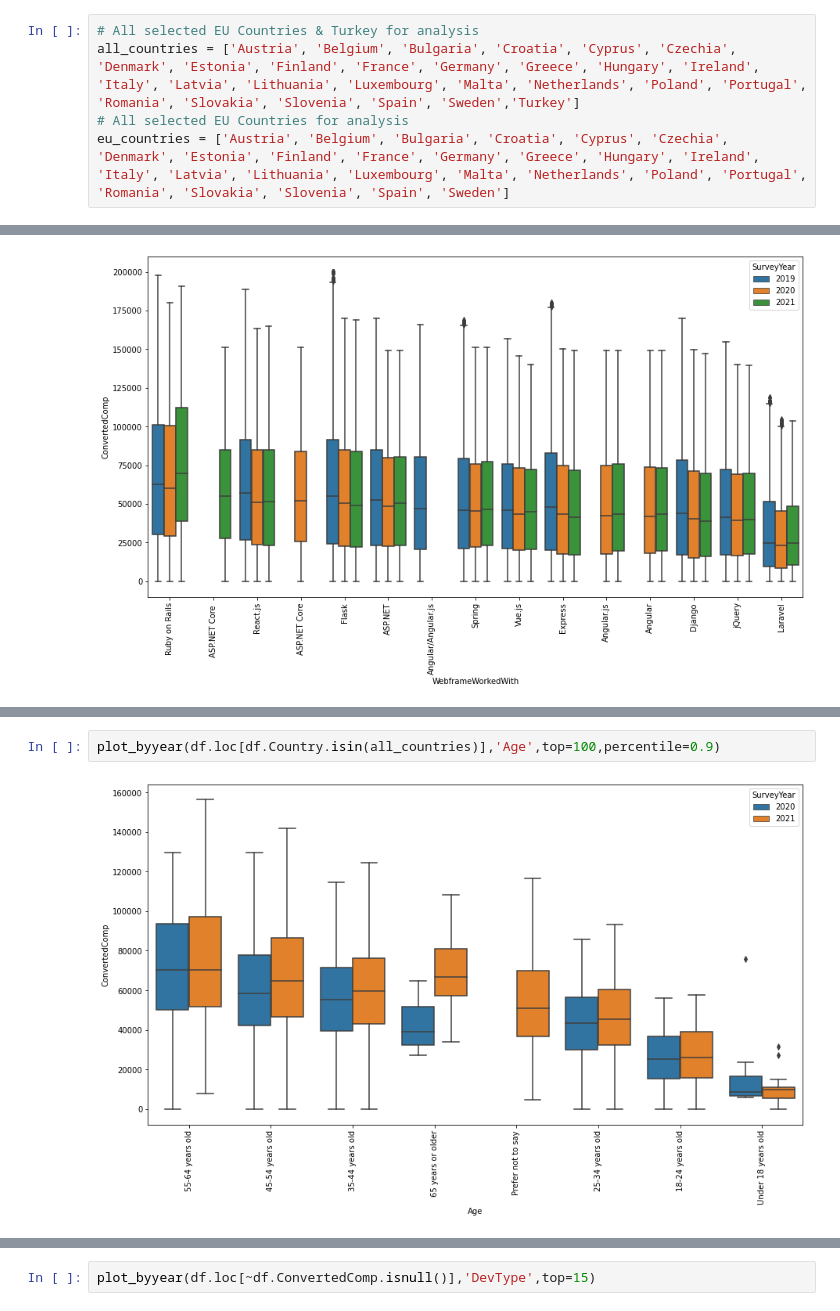
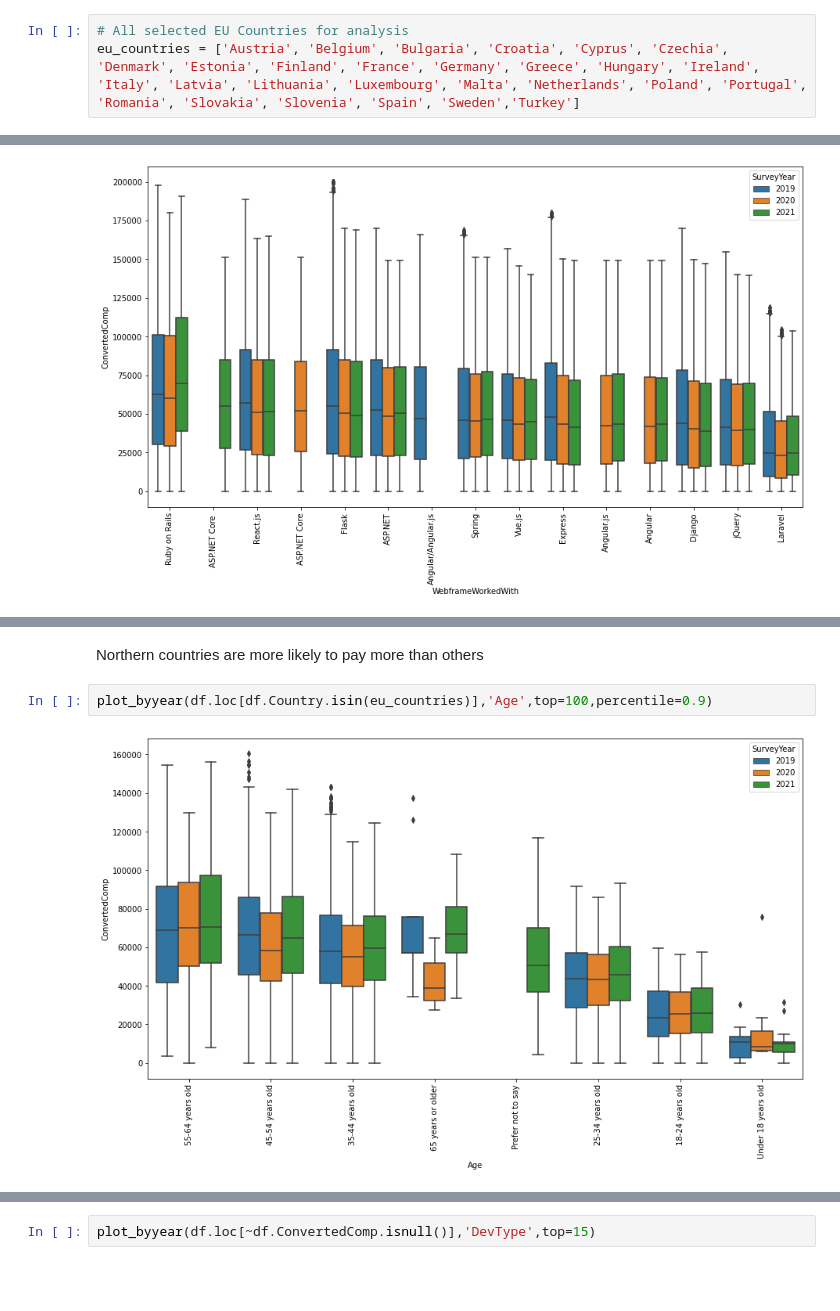
Before and after one commit to uerten/Stackoverflow-Survey-Analysis, a Jupyter notebook: stackoverflow_survey_analysis.ipynb, the cells around one changed output, grey strips where cells are left out. Cells and saved outputs as stored; diff of their text form; blank space fills up the shorter version.

```diff
--- a/stackoverflow_survey_analysis.ipynb
+++ b/stackoverflow_survey_analysis.ipynb
@@ -185,10 +218,8 @@ df.loc[df.EdLevel.isin(master),'EdLevel'] = 'Master’s degree'
 df.loc[df.EdLevel.isin(doctoral),'EdLevel'] = 'Other doctoral degree'
 df.loc[df.EdLevel.isin(something),'EdLevel'] = 'Something else'
 # %%
-# All selected EU Countries & Turkey for analysis
-all_countries = ['Austria', 'Belgium', 'Bulgaria', 'Croatia', 'Cyprus', 'Czechia', 'Denmark', 'Estonia', 'Finland', 'France', 'Germany', 'Greece', 'Hungary', 'Ireland', 'Italy', 'Latvia', 'Lithuania', 'Luxembourg', 'Malta', 'Netherlands', 'Poland', 'Portugal', 'Romania', 'Slovakia', 'Slovenia', 'Spain', 'Sweden','Turkey']
 # All selected EU Countries for analysis
-eu_countries = ['Austria', 'Belgium', 'Bulgaria', 'Croatia', 'Cyprus', 'Czechia', 'Denmark', 'Estonia', 'Finland', 'France', 'Germany', 'Greece', 'Hungary', 'Ireland', 'Italy', 'Latvia', 'Lithuania', 'Luxembourg', 'Malta', 'Netherlands', 'Poland', 'Portugal', 'Romania', 'Slovakia', 'Slovenia', 'Spain', 'Sweden']
+eu_countries = ['Austria', 'Belgium', 'Bulgaria', 'Croatia', 'Cyprus', 'Czechia', 'Denmark', 'Estonia', 'Finland', 'France', 'Germany', 'Greece', 'Hungary', 'Ireland', 'Italy', 'Latvia', 'Lithuania', 'Luxembourg', 'Malta', 'Netherlands', 'Poland', 'Portugal', 'Romania', 'Slovakia', 'Slovenia', 'Spain', 'Sweden','Turkey']
 # %% [markdown]
 ### Modeling
 # %% [markdown]
@@ -301,7 +381,9 @@ plot_byyear(df.loc[df.Country.isin(all_countries)],'Country',top=100,percentile=
 # %% [output]
 [figure]
+# %% [markdown]
+Northern countries are more likely to pay more than others
 # %%
-plot_byyear(df.loc[df.Country.isin(all_countries)],'Age',top=100,percentile=0.9)
+plot_byyear(df.loc[df.Country.isin(eu_countries)],'Age',top=100,percentile=0.9)
 # %% [output]
-[figure, old version]
+[figure, new version]
 # %%
```
Also changed, not shown: parts of 46 cells of this notebook.
